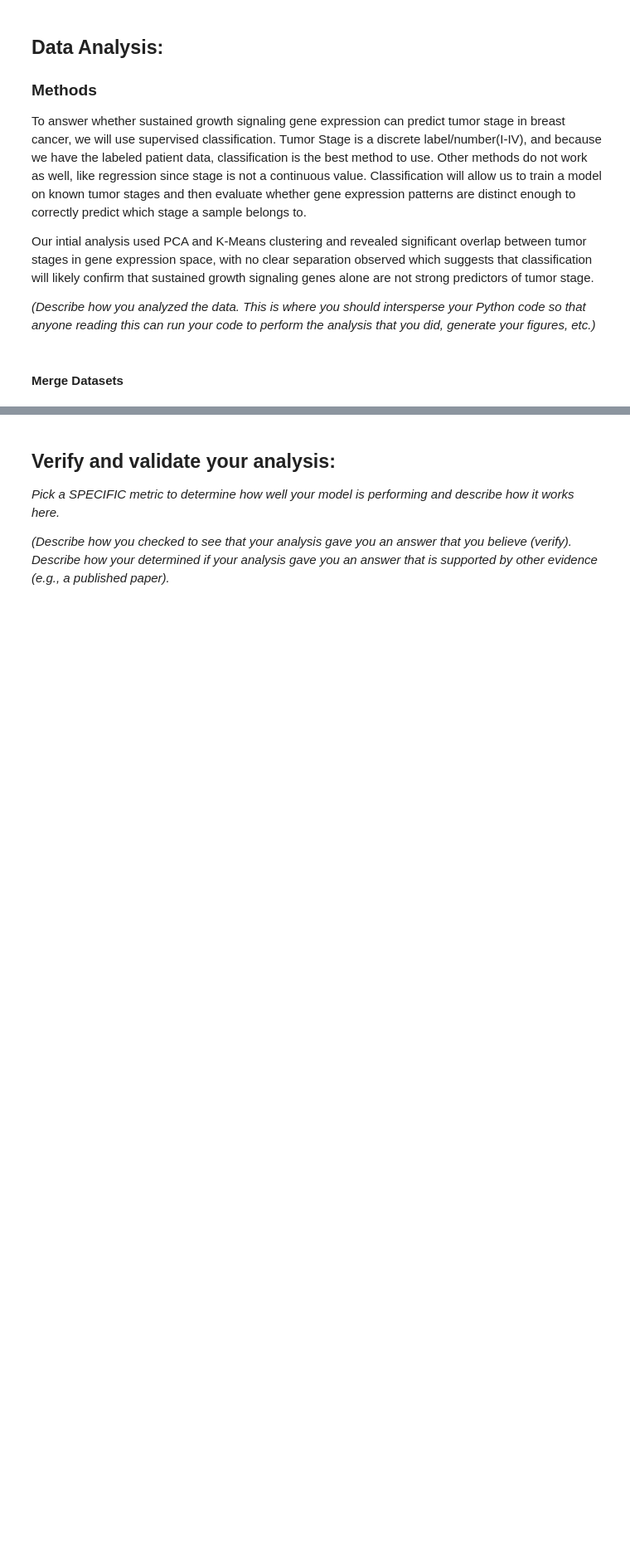
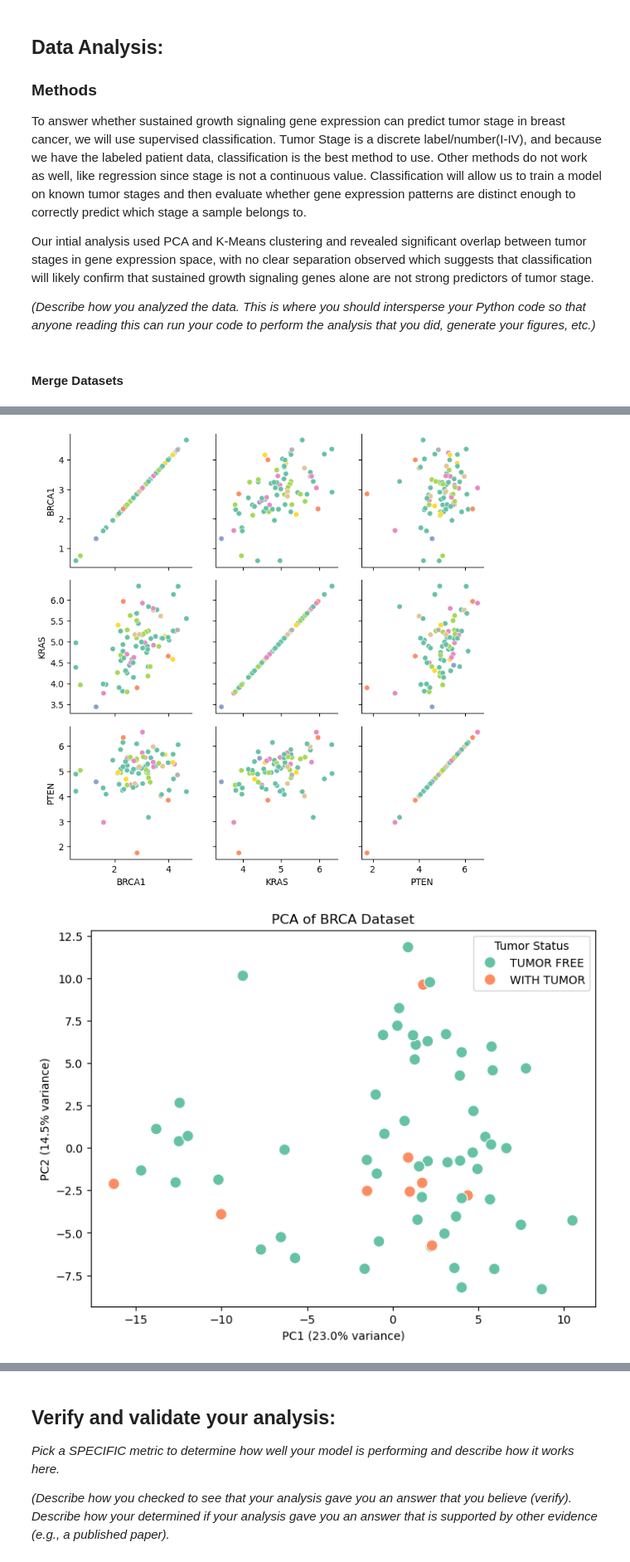
Before and after one commit to isabellaorlando1/Grosso-Orlando-Module-4-Cancer, a Jupyter notebook: code/Module 4 Notebook Final.ipynb, the cells around one changed output, grey strips where cells are left out. Shown at 83% size. Drawn from its saved outputs; the diff is of its cells as text; code cells hidden in the pictures; blank space fills up the shorter version.

```diff
--- a/code/Module 4 Notebook Final.ipynb
+++ b/code/Module 4 Notebook Final.ipynb
@@ -185,18 +175,15 @@ import pandas as pd # Pandas
 import numpy as np # Numpy
 import matplotlib.pyplot as plt
 from sklearn.cluster import KMeans
+from sklearn.datasets import load_iris
 import seaborn as sns
 from sklearn.decomposition import PCA
 
 # Load the data
-#data = pd.read_csv(
-    #r"/Users/christiangrosso/Downloads/TRAINING_SET_GSE62944_subsample_log2TPM.csv", index_col=0, header=0)  # can also use larger dataset with more genes
-#metadata_df = pd.read_csv(
-    #r'/Users/christiangrosso/Desktop/Comp BME/Grosso-Orlando-Module-4-Cancer/data/TRAINING_SET_GSE62944_metadata.csv', index_col=0, header=0)
 data = pd.read_csv(
-    r"C:\Users\isabe\Downloads\TRAINING_SET_GSE62944_subsample_log2TPM.csv", index_col=0, header=0)  # can also use larger dataset with more genes
+    r"/Users/christiangrosso/Downloads/TRAINING_SET_GSE62944_subsample_log2TPM.csv", index_col=0, header=0)  # can also use larger dataset with more genes
 metadata_df = pd.read_csv(
-    r'C:\Users\isabe\OneDrive\Documents\BME2315\Grosso-Orlando-Module-4-Cancer\data\TRAINING_SET_GSE62944_metadata.csv', index_col=0, header=0)
+    r'/Users/christiangrosso/Desktop/Comp BME/Grosso-Orlando-Module-4-Cancer/data/TRAINING_SET_GSE62944_metadata.csv', index_col=0, header=0)
 
 # Subset the data for a specific cancer type
 cancer_type = 'BRCA'  # Breast Invasive Carcinoma
@@ -208,17 +195,19 @@ BRCA_data = data[cancer_samples]
 
 # Subset by index (genes)
 ####################################################
-#with open(r"/Users/christiangrosso/Desktop/Comp BME/Grosso-Orlando-Module-4-Cancer/code/Menyhart_JPA_CancerHallmarks_core.txt","r") as f:
-    #lines = f.readlines()
-with open(r"C:\Users\isabe\OneDrive\Documents\BME2315\Module-4-Cancer-Grosso-Orlando\Grosso-Orlando-Module-4-Cancer\code\Menyhart_JPA_CancerHallmarks_core.txt","r") as f:
+with open(r"/Users/christiangrosso/Desktop/Comp BME/Grosso-Orlando-Module-4-Cancer/code/Menyhart_JPA_CancerHallmarks_core.txt","r") as f:
     lines = f.readlines()
 
 sp_line = lines[8].split("\t") #line 9 - index 8
 desired_gene_list = [gene.strip() for gene in sp_line if gene.strip() not in ["SUSTAINING PROLIFERATIVE SIGNALING",""]]
 desired_gene_list = list(set(desired_gene_list))
 gene_list = [gene for gene in desired_gene_list if gene in BRCA_data.index]
+for gene in desired_gene_list:
+    if gene not in gene_list:
+        print(f"Warning: {gene} not found in the dataset.")
 #print(desired_gene_list)
 # .loc[] is the method to subset by index labels
+# .iloc[] will subset by index position (integer location) instead
 BRCA_gene_data = BRCA_data.loc[gene_list]
 
 
@@ -227,10 +216,38 @@ BRCA_gene_data = BRCA_data.loc[gene_list]
 BRCA_metadata = metadata_df.loc[cancer_samples]
 BRCA_merged = BRCA_gene_data.T.merge(
     BRCA_metadata, left_index=True, right_index=True)
-BRCA_merged.to_csv("BRCA_merged.csv")
-df = pd.read_csv("BRCA_merged.csv")
+#BRCA_merged.to_csv(r"/Users/christiangrosso/Downloads/BRCA_merged.csv")
 
 #Show DataFrame
 data = BRCA_merged[gene_list]
 data
+
+df = BRCA_merged[['BRCA1','KRAS','PTEN']].copy()
+df["cluster"] = BRCA_merged['ajcc_tumor_pathologic_pt'].astype(str)
+g = sns.PairGrid(df, hue = "cluster", palette = "Set2")
+g.map(sns.scatterplot)
+g.add_legend
+plt.show()
+
+clean = BRCA_merged[BRCA_merged['tumor_status'].isin(['TUMOR FREE', 'WITH TUMOR'])]
+top50 = clean[gene_list].var().nlargest(50).index.tolist()
+
+X = clean[top50]
+Y = clean['tumor_status'].astype(str)
+
+pca = PCA(n_components=2)
+X_pca = pca.fit_transform(X)
+plt.figure(figsize=(8, 6))
+sns.scatterplot(
+    x=X_pca[:, 0],
+    y=X_pca[:, 1],
+    hue=Y,
+    palette="Set2",
+    s=100
+)
+plt.title("PCA of BRCA Dataset")
+plt.xlabel(f"PC1 ({pca.explained_variance_ratio_[0]*100:.1f}% variance)")
+plt.ylabel(f"PC2 ({pca.explained_variance_ratio_[1]*100:.1f}% variance)")
+plt.legend(title="Tumor Status")
+plt.show()
 # %% [output]
@@ -249,0 +271,2 @@ data
+[figure, added]
+[figure, added]
```
Also changed, not shown: parts of 8 cells of this notebook.
